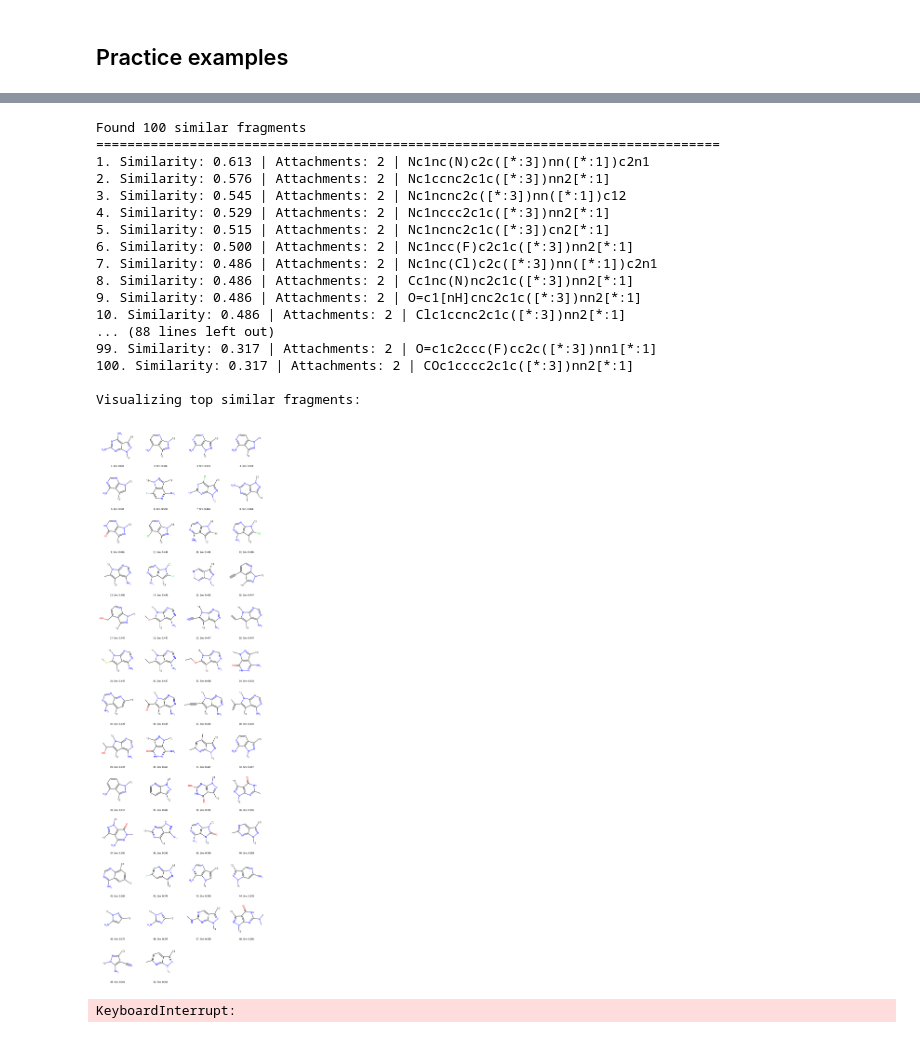
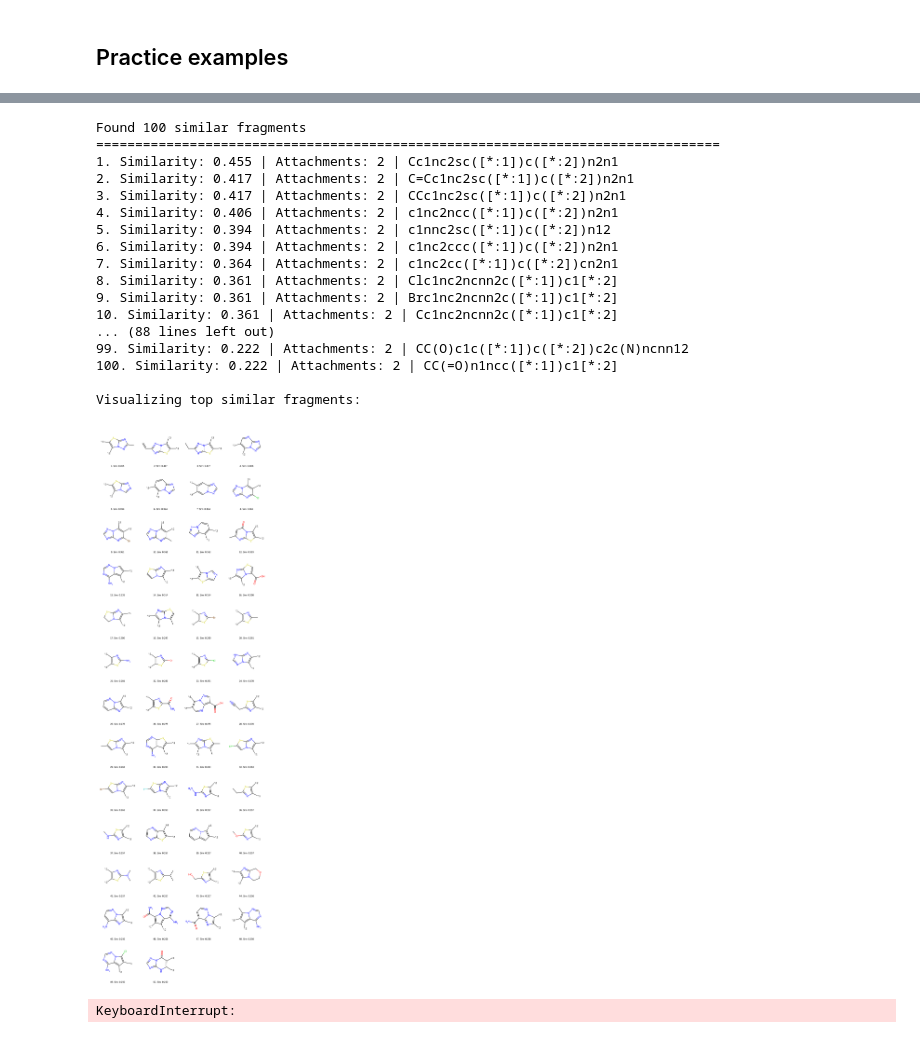
Before and after one commit to ganesh7shahane/morpheus, a Jupyter notebook: notebooks/chembl_fragmentation.ipynb, the cells around one changed output, grey strips where cells are left out. Saved outputs shown, nothing was run; the diff lists cells and outputs as text; code cells hidden in the pictures.

```diff
--- a/notebooks/chembl_fragmentation.ipynb
+++ b/notebooks/chembl_fragmentation.ipynb
@@ -1804,49 +1802,49 @@ Draw.MolToImage(Chem.MolFromSmiles("Nc1ncnc2c1c([*:3])nn2[*:1]"))
 # %%
 ibru = find_similar_fragments(
-    "Nc1ncnc2c1c([*:3])nn2[*:1]",
+    "[*:1]C1=C([*:2])N2N=CN=C2S1",
     "../data/fragments_cleaned_whole_filtered_chembl_with_smiles.txt.gz",
     similarity_threshold=0.2,
     top_n=100
 )
 
 print(f"\nFound {len(ibru)} similar fragments")
 print("=" * 80)
 for i, (smiles, similarity, n_attach) in enumerate(ibru, 1):
     print(f"{i}. Similarity: {similarity:.3f} | Attachments: {n_attach} | {smiles}")
 
 # Visualize top results
 if ibru:
     print("\nVisualizing top similar fragments:")
     top_mols = [Chem.MolFromSmiles(smi) for smi, _, _ in ibru[:50]]
     top_legends = [f"{i+1}. Sim: {sim:.3f}" for i, (_, sim, _) in enumerate(ibru[:50])]
 
     grid = Draw.MolsToGridImage(
         top_mols,
         legends=top_legends,
         subImgSize=(300, 300),
         molsPerRow=4
     )
 
     display(grid)
 # %% [output]
 Found 100 similar fragments
 ================================================================================
-1. Similarity: 0.613 | Attachments: 2 | Nc1nc(N)c2c([*:3])nn([*:1])c2n1
-2. Similarity: 0.576 | Attachments: 2 | Nc1ccnc2c1c([*:3])nn2[*:1]
-3. Similarity: 0.545 | Attachments: 2 | Nc1ncnc2c([*:3])nn([*:1])c12
-4. Similarity: 0.529 | Attachments: 2 | Nc1nccc2c1c([*:3])nn2[*:1]
-5. Similarity: 0.515 | Attachments: 2 | Nc1ncnc2c1c([*:3])cn2[*:1]
-6. Similarity: 0.500 | Attachments: 2 | Nc1ncc(F)c2c1c([*:3])nn2[*:1]
-7. Similarity: 0.486 | Attachments: 2 | Nc1nc(Cl)c2c([*:3])nn([*:1])c2n1
-8. Similarity: 0.486 | Attachments: 2 | Cc1nc(N)nc2c1c([*:3])nn2[*:1]
-9. Similarity: 0.486 | Attachments: 2 | O=c1[nH]cnc2c1c([*:3])nn2[*:1]
-10. Similarity: 0.486 | Attachments: 2 | Clc1ccnc2c1c([*:3])nn2[*:1]
+1. Similarity: 0.455 | Attachments: 2 | Cc1nc2sc([*:1])c([*:2])n2n1
+2. Similarity: 0.417 | Attachments: 2 | C=Cc1nc2sc([*:1])c([*:2])n2n1
+3. Similarity: 0.417 | Attachments: 2 | CCc1nc2sc([*:1])c([*:2])n2n1
+4. Similarity: 0.406 | Attachments: 2 | c1nc2ncc([*:1])c([*:2])n2n1
+5. Similarity: 0.394 | Attachments: 2 | c1nnc2sc([*:1])c([*:2])n12
+6. Similarity: 0.394 | Attachments: 2 | c1nc2ccc([*:1])c([*:2])n2n1
+7. Similarity: 0.364 | Attachments: 2 | c1nc2cc([*:1])c([*:2])cn2n1
+8. Similarity: 0.361 | Attachments: 2 | Clc1nc2ncnn2c([*:1])c1[*:2]
+9. Similarity: 0.361 | Attachments: 2 | Brc1nc2ncnn2c([*:1])c1[*:2]
+10. Similarity: 0.361 | Attachments: 2 | Cc1nc2ncnn2c([*:1])c1[*:2]
 ... (88 lines left out)
-99. Similarity: 0.317 | Attachments: 2 | O=c1c2ccc(F)cc2c([*:3])nn1[*:1]
-100. Similarity: 0.317 | Attachments: 2 | COc1cccc2c1c([*:3])nn2[*:1]
+99. Similarity: 0.222 | Attachments: 2 | CC(O)c1c([*:1])c([*:2])c2c(N)ncnn12
+100. Similarity: 0.222 | Attachments: 2 | CC(=O)n1ncc([*:1])c1[*:2]
 
 Visualizing top similar fragments:
-[figure, old version]
+[figure, new version]
 # %%
 acala = "Nc1nccn2c([*:1])nc([*:3])c12"
 acala = find_similar_fragments(
```
Also changed, not shown: parts of 7 cells of this notebook, 1 other file.
